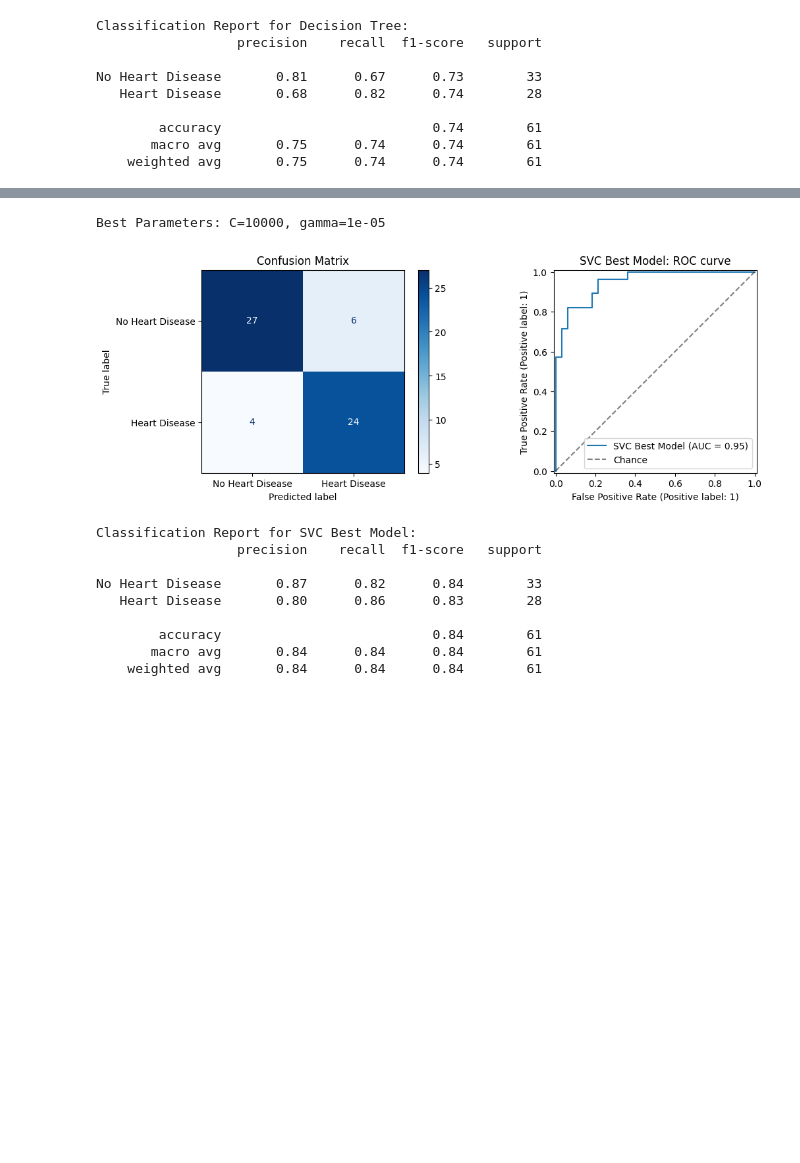
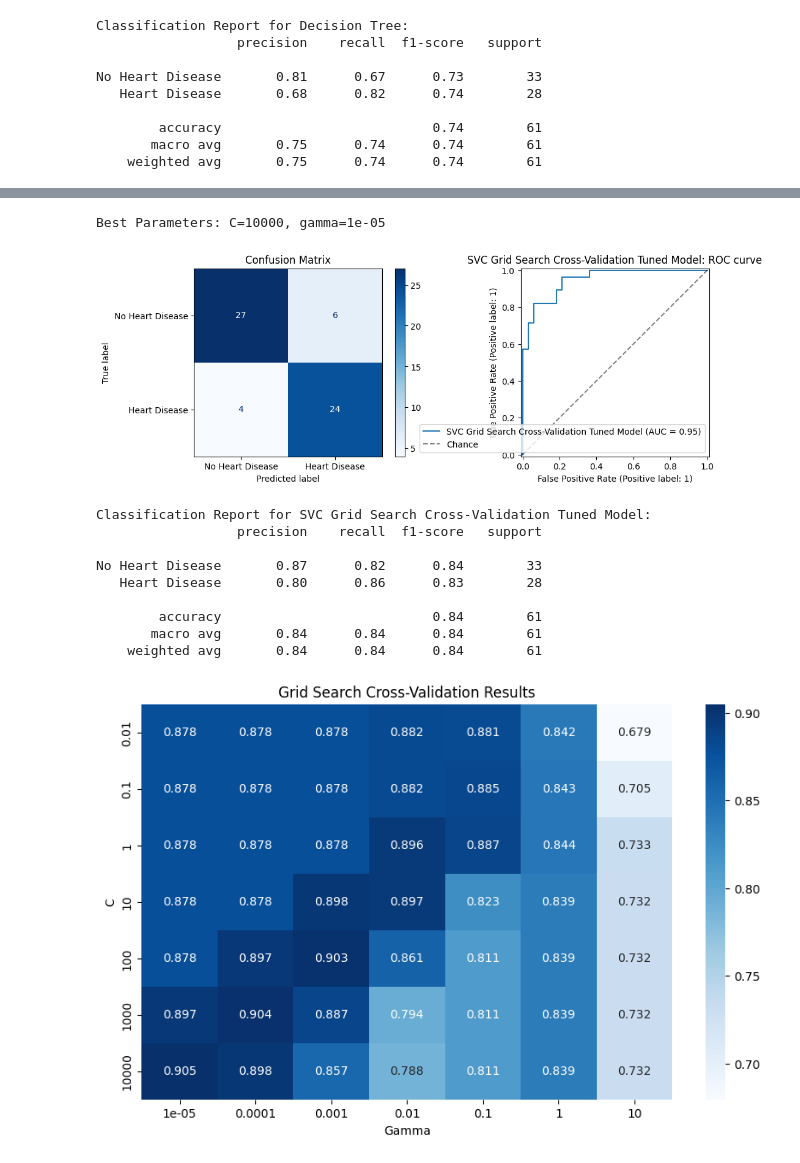
Before and after one commit to nickkraus52/MachineLearning, a Jupyter notebook: HW4/heart_disease_classification.ipynb, the cells around one changed output, grey strips where cells are left out. Saved outputs shown, nothing was run; the diff lists cells and outputs as text; code cells hidden in the pictures; blank space fills up the shorter version.

```diff
--- a/HW4/heart_disease_classification.ipynb
+++ b/HW4/heart_disease_classification.ipynb
@@ -271,6 +273,7 @@ from sklearn.svm import SVC
 from sklearn.model_selection import train_test_split
 from sklearn.metrics import confusion_matrix, classification_report, roc_curve, roc_auc_score, ConfusionMatrixDisplay, RocCurveDisplay
 from matplotlib import pyplot as plt
+from sklearn.base import clone
 
 models = {}
 
@@ -295,7 +298,6 @@ def evaluate_model(name, model, X_test, y_test):
     print(classification_report(y_test, y_pred, target_names=['No Heart Disease', 'Heart Disease']))
 
     models[name] = {
-        'Model': name,
         'Accuracy': report['accuracy'],
         'Precision': report['Heart Disease']['precision'],
         'Recall': report['Heart Disease']['recall'],
@@ -309,7 +311,7 @@ y = df['target']
 X_train, X_test, y_train, y_test = train_test_split(X, y, test_size=0.2, stratify=y, random_state=42)
 
 SVC_model = Pipeline([
-    ('preprocessing', preprocessing),
+    ('preprocessing', clone(preprocessing)),
     ('clf', SVC(kernel='rbf', probability=True, random_state=42))
 ])
 
@@ -364,29 +370,38 @@ Analysis Metrics of SVC Vs. Decision Tree Classifier
 # %%
 from sklearn.model_selection import GridSearchCV, StratifiedKFold
+import seaborn as sns
 
 cv = StratifiedKFold(n_splits=5, shuffle=True, random_state=42)
 
 param_grid = {
     'clf__C': [0.01, 0.1, 1, 10, 100, 1000, 10000],
     'clf__gamma': [0.00001, 0.0001, 0.001, 0.01, 0.1, 1, 10]
 }
 
 X_train, X_test, y_train, y_test = train_test_split(X, y, test_size=0.2, stratify=y, random_state=42)
 
 grid = GridSearchCV(SVC_model, param_grid, cv=cv, n_jobs=-1, scoring='roc_auc')
 grid.fit(X_train, y_train)
 
 C = grid.best_params_['clf__C']
 gamma = grid.best_params_['clf__gamma']
 
 print(f'Best Parameters: C={C}, gamma={gamma}')
 best_model = grid.best_estimator_
+evaluate_model(f'SVC Grid Search Cross-Validation Tuned Model', best_model, X_test, y_test)
 
-evaluate_model(f'SVC Best Model', best_model, X_test, y_test)
+scores = grid.cv_results_['mean_test_score'].reshape(len(param_grid['clf__C']), len(param_grid['clf__gamma']))
+
+plt.figure(figsize=(10, 6))
+sns.heatmap(scores, cmap='Blues', fmt='.3f', annot=True, xticklabels=param_grid['clf__gamma'], yticklabels=param_grid['clf__C'])
+plt.xlabel('Gamma')
+plt.ylabel('C')
+plt.title('Grid Search Cross-Validation Results')
+plt.show()
 # %% [output]
 Best Parameters: C=10000, gamma=1e-05
-[figure, old version]
+[figure, new version]
-Classification Report for SVC Best Model:
+Classification Report for SVC Grid Search Cross-Validation Tuned Model:
                   precision    recall  f1-score   support
 
 No Heart Disease       0.87      0.82      0.84        33
@@ -395,3 +410,4 @@ No Heart Disease       0.87      0.82      0.84        33
         accuracy                           0.84        61
        macro avg       0.84      0.84      0.84        61
     weighted avg       0.84      0.84      0.84        61
+[figure, added]
```
Also changed, not shown: parts of 17 cells of this notebook.
